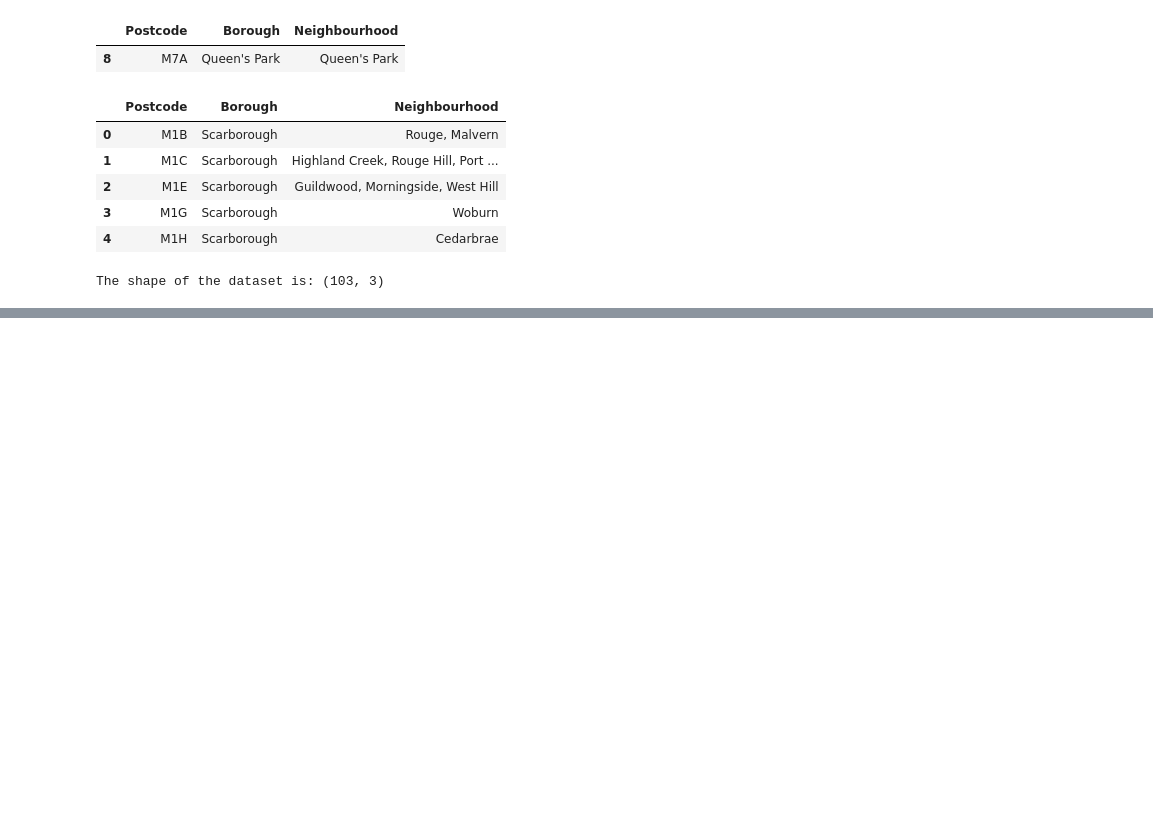
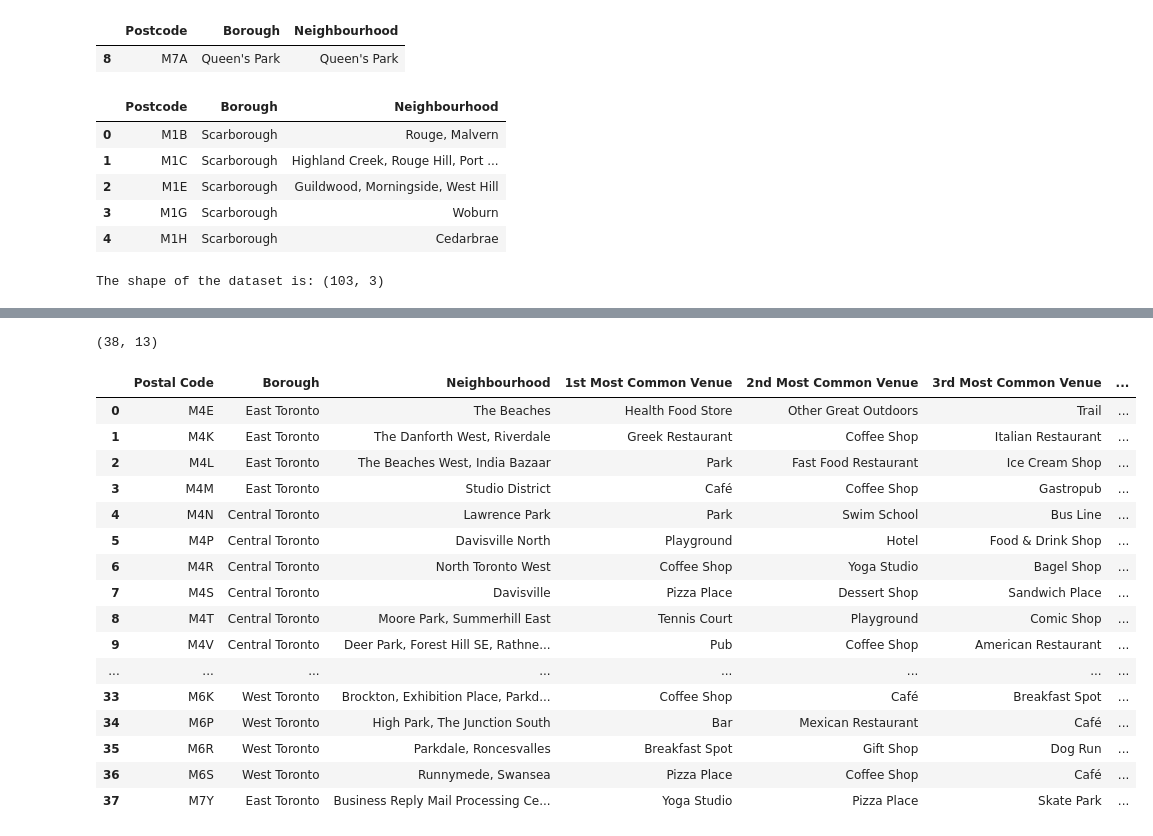
Before and after one commit to Rishika-21/Coursera_Capstone, a Jupyter notebook: Week 3 Assign.ipynb, the cells around one changed output, grey strips where cells are left out. Saved outputs shown, nothing was run; the diff lists cells and outputs as text; code cells hidden in the pictures; blank space fills up the shorter version.

```diff
--- a/Week 3 Assign.ipynb
+++ b/Week 3 Assign.ipynb
@@ -104,0 +144,3 @@ The shape of the dataset is: (103, 3)
+# %%
+toronto_df_new.index.name = 'Postal Code'
+toronto_df_new.reset_index(inplace=True)
@@ -104,0 +346,46 @@ The shape of the dataset is: (103, 3)
+# %%
+num_top_venues = 10
+
+indicators = ['st', 'nd', 'rd']
+
+areaColumns = ['Postal Code', 'Borough', 'Neighbourhood']
+freqColumns = []
+for ind in np.arange(num_top_venues):
+    try:
+        freqColumns.append('{}{} Most Common Venue'.format(ind+1, indicators[ind]))
+    except:
+        freqColumns.append('{}th Most Common Venue'.format(ind+1))
+columns = areaColumns+freqColumns
+
+nbd_venue_sorted = pd.DataFrame(columns=columns)
+nbd_venue_sorted['Postal Code'] = toronto_group['Postal Code']
+nbd_venue_sorted['Borough'] = toronto_group['Borough']
+nbd_venue_sorted['Neighbourhood'] = toronto_group['Neighbourhood']
+
+for ind in np.arange(toronto_grouped.shape[0]):
+    row_categories = toronto_grouped.iloc[ind, :].iloc[3:]
+    row_categories_sorted = row_categories.sort_values(ascending=False)
+    nbd_venue_sorted.iloc[ind, 3:] = row_categories_sorted.index.values[0:num_top_venues]
+
+# neighborhoods_venues_sorted.sort_values(freqColumns, inplace=True)
+print(nbd_venue_sorted.shape)
+nbd_venue_sorted
+# %% [output]
+(38, 13)
+|  | Postal Code | Borough | Neighbourhood | 1st Most Common Venue | 2nd Most Common Venue | 3rd Most Common Venue | ... |
+| 0 | M4E | East Toronto | The Beaches | Health Food Store | Other Great Outdoors | Trail | ... |
+| 1 | M4K | East Toronto | The Danforth West, Riverdale | Greek Restaurant | Coffee Shop | Italian Restaurant | ... |
+| 2 | M4L | East Toronto | The Beaches West, India Bazaar | Park | Fast Food Restaurant | Ice Cream Shop | ... |
+| 3 | M4M | East Toronto | Studio District | Café | Coffee Shop | Gastropub | ... |
+| 4 | M4N | Central Toronto | Lawrence Park | Park | Swim School | Bus Line | ... |
+| 5 | M4P | Central Toronto | Davisville North | Playground | Hotel | Food & Drink Shop | ... |
+| 6 | M4R | Central Toronto | North Toronto West | Coffee Shop | Yoga Studio | Bagel Shop | ... |
+| 7 | M4S | Central Toronto | Davisville | Pizza Place | Dessert Shop | Sandwich Place | ... |
+| 8 | M4T | Central Toronto | Moore Park, Summerhill East | Tennis Court | Playground | Comic Shop | ... |
+| 9 | M4V | Central Toronto | Deer Park, Forest Hill SE, Rathne... | Pub | Coffee Shop | American Restaurant | ... |
+| ... | ... | ... | ... | ... | ... | ... | ... |
+| 33 | M6K | West Toronto | Brockton, Exhibition Place, Parkd... | Coffee Shop | Café | Breakfast Spot | ... |
+| 34 | M6P | West Toronto | High Park, The Junction South | Bar | Mexican Restaurant | Café | ... |
+| 35 | M6R | West Toronto | Parkdale, Roncesvalles | Breakfast Spot | Gift Shop | Dog Run | ... |
+| 36 | M6S | West Toronto | Runnymede, Swansea | Pizza Place | Coffee Shop | Café | ... |
+| 37 | M7Y | East Toronto | Business Reply Mail Processing Ce... | Yoga Studio | Pizza Place | Skate Park | ... |
```
Also changed, not shown: parts of 19 cells of this notebook.
